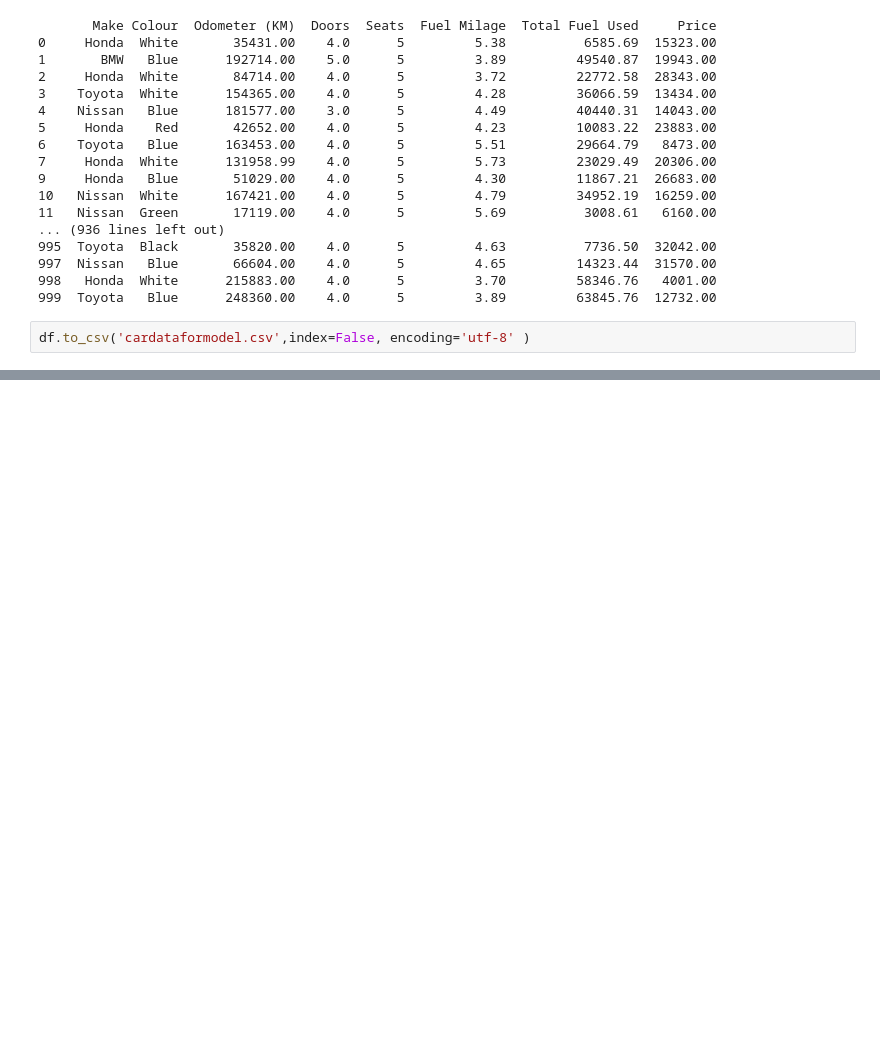
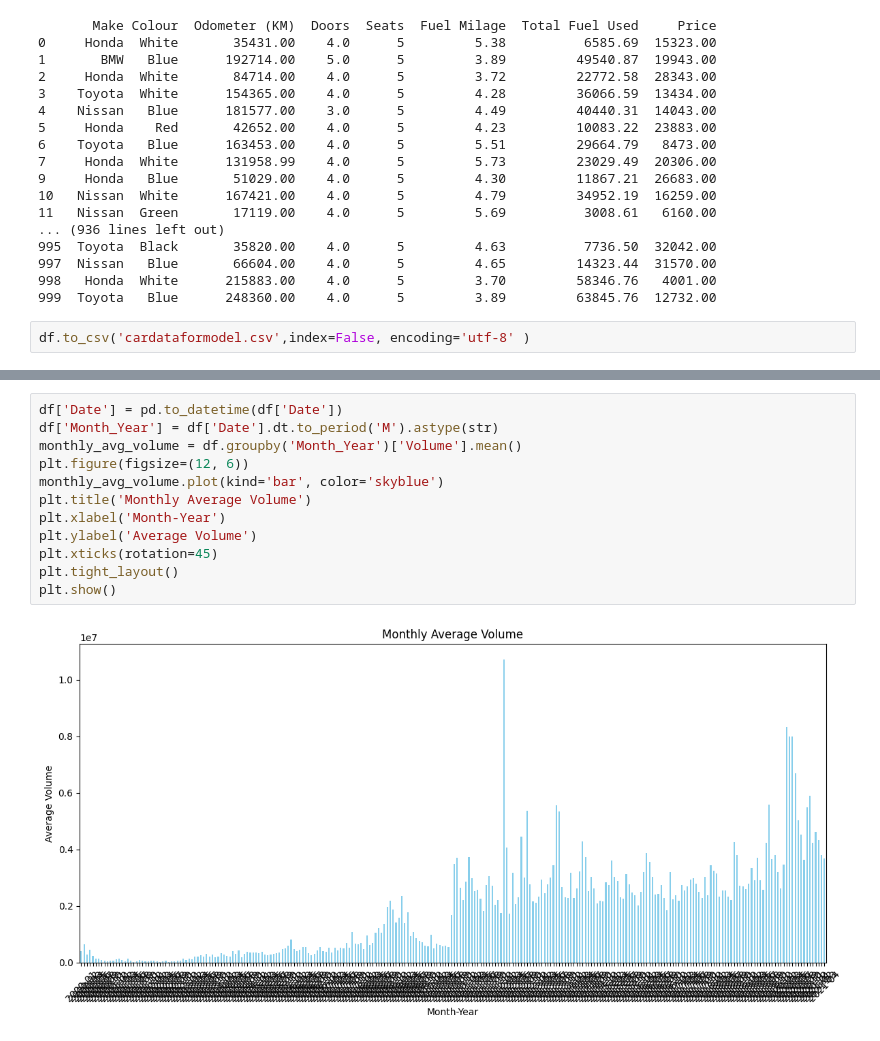
Before and after one commit to Pirate-Nirav/MachineLearning, a Jupyter notebook: pandaswithData.ipynb, the cells around one changed output, grey strips where cells are left out. Drawn from its saved outputs; the diff is of its cells as text; blank space fills up the shorter version.

```diff
--- a/pandaswithData.ipynb
+++ b/pandaswithData.ipynb
@@ -709,0 +900,14 @@ df.to_csv('cardataformodel.csv',index=False, encoding='utf-8' )
+# %%
+df['Date'] = pd.to_datetime(df['Date'])
+df['Month_Year'] = df['Date'].dt.to_period('M').astype(str)
+monthly_avg_volume = df.groupby('Month_Year')['Volume'].mean()
+plt.figure(figsize=(12, 6))
+monthly_avg_volume.plot(kind='bar', color='skyblue')
+plt.title('Monthly Average Volume')
+plt.xlabel('Month-Year')
+plt.ylabel('Average Volume')
+plt.xticks(rotation=45)
+plt.tight_layout()
+plt.show()
+# %% [output]
+[figure, added]
```
Also changed, not shown: parts of 17 cells of this notebook, 1 other file.
